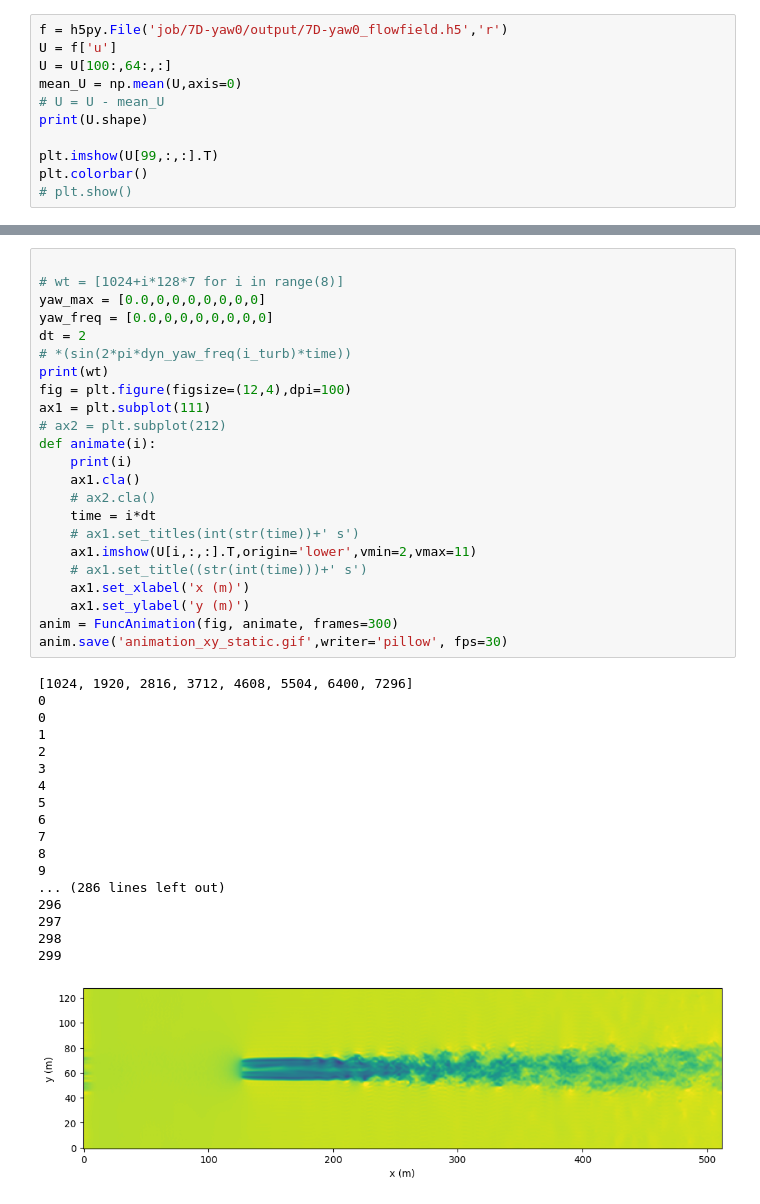
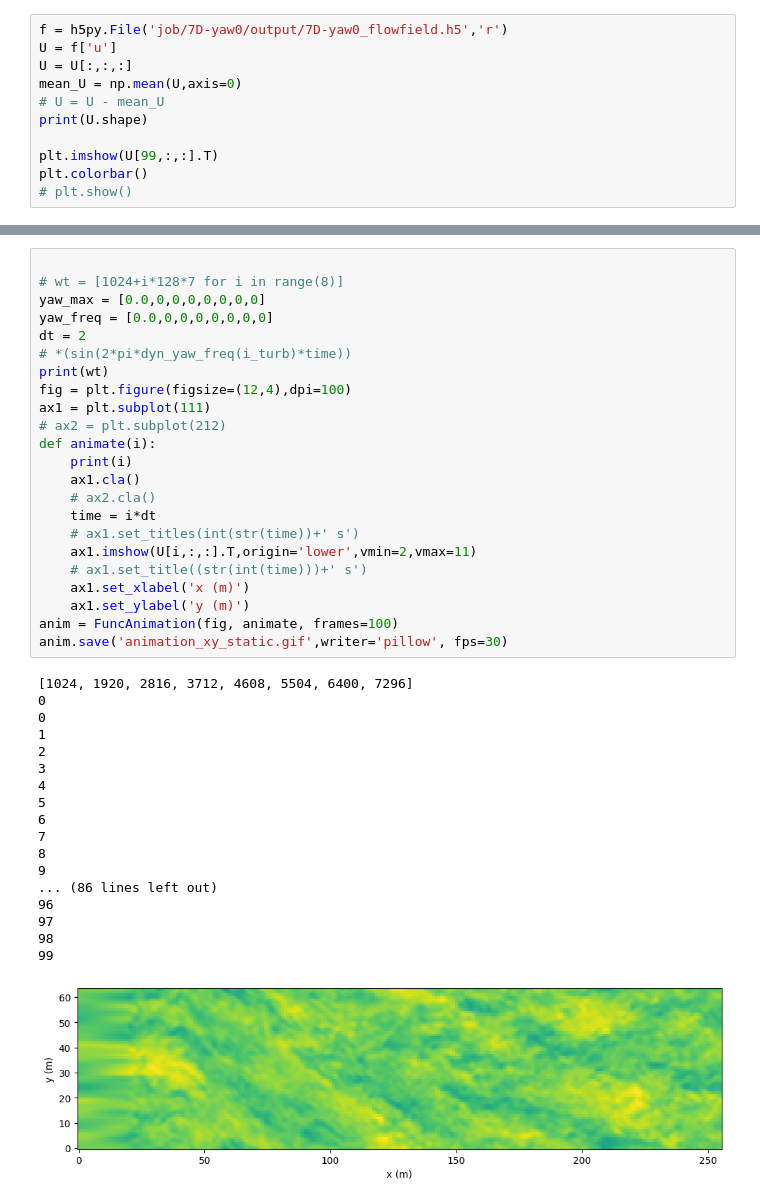
Before and after one commit to moulin1024/ANEMOI, a Jupyter notebook: postprocessing.ipynb, the cells around one changed output, grey strips where cells are left out. Saved outputs shown, nothing was run; the diff lists cells and outputs as text.

```diff
--- a/postprocessing.ipynb
+++ b/postprocessing.ipynb
@@ -11,7 +12,7 @@ from pydmd import FbDMD
 # %%
 f = h5py.File('job/7D-yaw0/output/7D-yaw0_flowfield.h5','r')
 U = f['u']
-U = U[100:,64:,:]
+U = U[:,:,:]
 mean_U = np.mean(U,axis=0)
 # U = U - mean_U
 print(U.shape)
@@ -31,38 +50,38 @@ yaw_freq = [0.0,0,0,0,0,0,0,0]
 dt = 2
 # *(sin(2*pi*dyn_yaw_freq(i_turb)*time))
 print(wt)
 fig = plt.figure(figsize=(12,4),dpi=100)
 ax1 = plt.subplot(111)
 # ax2 = plt.subplot(212)
 def animate(i):
     print(i)
     ax1.cla()
     # ax2.cla()
     time = i*dt
     # ax1.set_titles(int(str(time))+' s')
     ax1.imshow(U[i,:,:].T,origin='lower',vmin=2,vmax=11)
     # ax1.set_title((str(int(time)))+' s')
     ax1.set_xlabel('x (m)')
     ax1.set_ylabel('y (m)')
-anim = FuncAnimation(fig, animate, frames=300)
+anim = FuncAnimation(fig, animate, frames=100)
 anim.save('animation_xy_static.gif',writer='pillow', fps=30)
 # %% [output]
 [1024, 1920, 2816, 3712, 4608, 5504, 6400, 7296]
 0
 0
 1
 2
 3
 4
 5
 6
 7
 8
 9
-... (286 lines left out)
-296
-297
-298
-299
+... (86 lines left out)
+96
+97
+98
+99
-[figure, old version]
+[figure, new version]
 # %%
```
Also changed, not shown: parts of 7 cells of this notebook, 4 other files.
